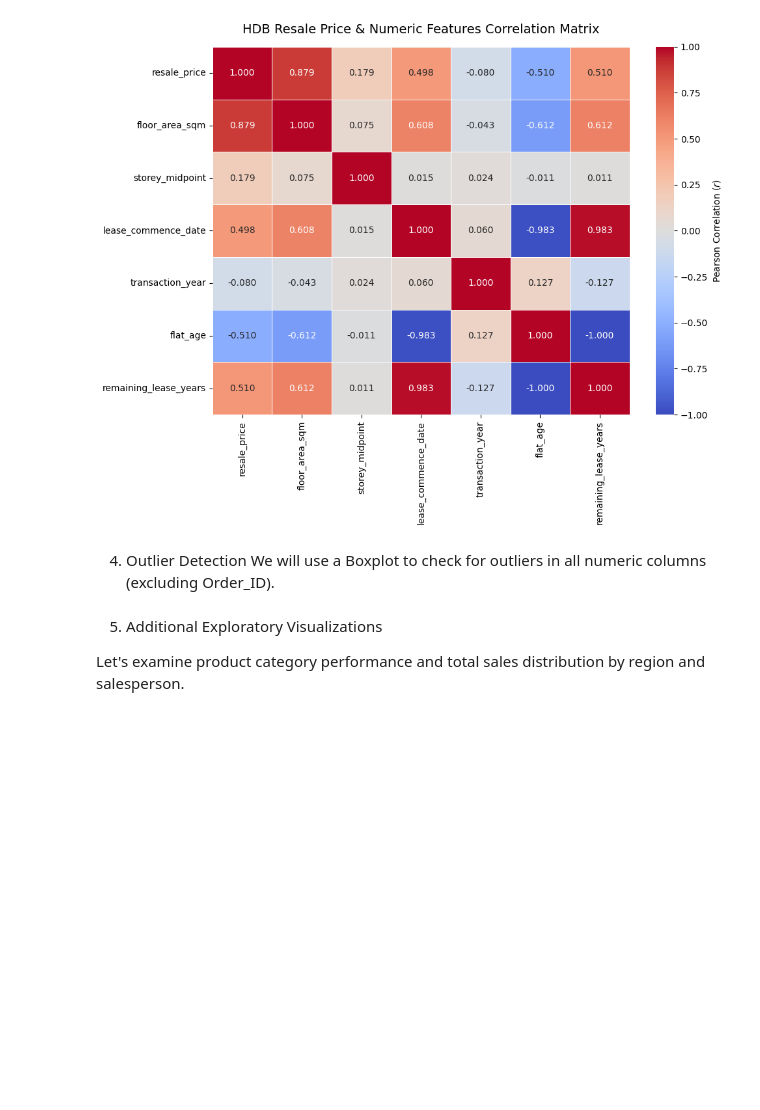
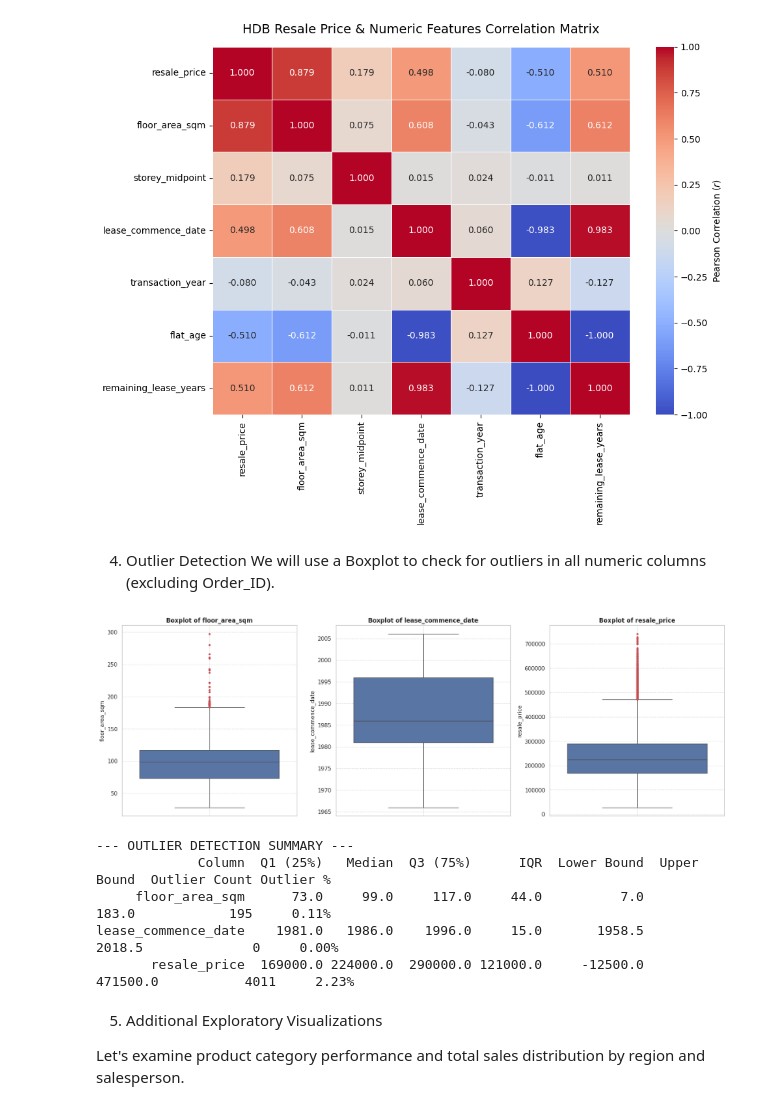
Before and after one commit to Rafeek-Data/Rafeek-Ahamed_Capstone-Project, a Jupyter notebook: Rafeek_Colab_Capstone.ipynb, the cells around one changed output. Saved outputs shown, nothing was run; the diff lists cells and outputs as text; code cells hidden in the pictures; blank space fills up the shorter version.

```diff
--- a/Rafeek_Colab_Capstone.ipynb
+++ b/Rafeek_Colab_Capstone.ipynb
@@ -287,6 +287,80 @@ flat_age                -0.509822
 # %% [markdown]
 4. Outlier Detection
 We will use a Boxplot to check for outliers in all numeric columns (excluding Order_ID).
+# %%
+import pandas as pd
+import matplotlib.pyplot as plt
+import seaborn as sns
+
+# 1. Load the dataset
+file_name = 'resale-flat-prices-based-on-approval-date-2000-feb-2012_1.csv'
+df = pd.read_csv(file_name)
+
+# 2. Identify numeric columns and exclude 'Order_ID' if present
+exclude_cols = ['Order_ID', 'order_id', 'Order ID']
+numeric_cols = [
+    col for col in df.select_dtypes(include=['int64', 'float64']).columns
+    if col not in exclude_cols
+]
+
+# 3. Set plot style
+sns.set_theme(style="whitegrid")
+fig, axes = plt.subplots(1, len(numeric_cols), figsize=(6 * len(numeric_cols), 6))
+
+if len(numeric_cols) == 1:
+    axes = [axes]
+
+# 4. Generate boxplots for each numeric feature
+for ax, col in zip(axes, numeric_cols):
+    sns.boxplot(
+        y=df[col],
+        ax=ax,
+        color='#4c72b0',
+        flierprops=dict(marker='o', markersize=4, markerfacecolor='#c44e52', markeredgecolor='none')
+    )
+    ax.set_title(f'Boxplot of {col}', fontsize=12, fontweight='bold')
+    ax.set_ylabel(col, fontsize=11)
+    ax.grid(True, linestyle='--', alpha=0.6)
+
+plt.tight_layout()
+plt.show()
+
+# 5. Outlier Detection using the Interquartile Range (IQR) method
+outlier_summary = []
+
+for col in numeric_cols:
+    q1 = df[col].quantile(0.25)
+    q3 = df[col].quantile(0.75)
+    iqr = q3 - q1
+    lower_bound = q1 - 1.5 * iqr
+    upper_bound = q3 + 1.5 * iqr
+
+    outliers = df[(df[col] < lower_bound) | (df[col] > upper_bound)]
+    outlier_count = len(outliers)
+    outlier_pct = (outlier_count / len(df)) * 100
+
+    outlier_summary.append({
+        'Column': col,
+        'Q1 (25%)': q1,
+        'Median': df[col].median(),
+        'Q3 (75%)': q3,
+        'IQR': iqr,
+        'Lower Bound': lower_bound,
+        'Upper Bound': upper_bound,
+        'Outlier Count': outlier_count,
+        'Outlier %': f"{outlier_pct:.2f}%"
+    })
+
+summary_df = pd.DataFrame(outlier_summary)
+print("--- OUTLIER DETECTION SUMMARY ---")
+print(summary_df.to_string(index=False))
+# %% [output]
+[figure, added]
+--- OUTLIER DETECTION SUMMARY ---
+             Column  Q1 (25%)   Median  Q3 (75%)      IQR  Lower Bound  Upper Bound  Outlier Count Outlier %
+     floor_area_sqm      73.0     99.0     117.0     44.0          7.0        183.0            195     0.11%
+lease_commence_date    1981.0   1986.0    1996.0     15.0       1958.5       2018.5              0     0.00%
+       resale_price  169000.0 224000.0  290000.0 121000.0     -12500.0     471500.0           4011     2.23%
 # %% [markdown]
 
 5. Additional Exploratory Visualizations
```
Also changed, not shown: parts of 1 cell of this notebook.
